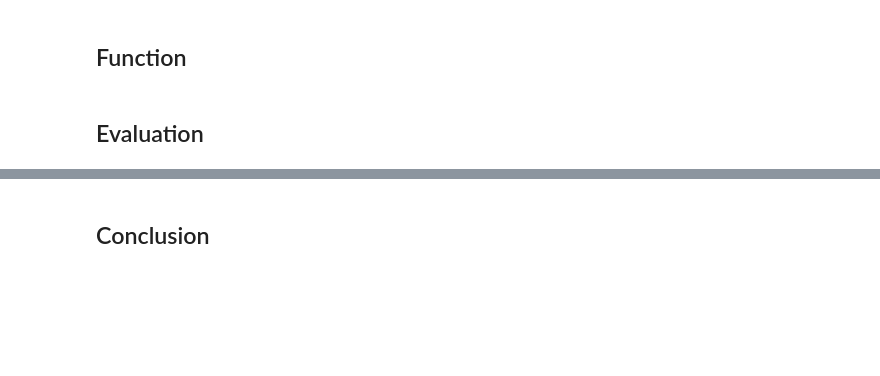
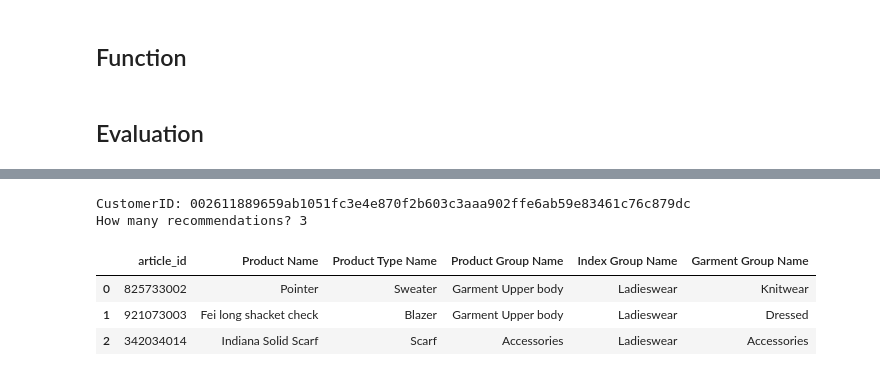
Before and after one commit to aliceagrawal/HM-Recommender-System-App, a Jupyter notebook: H&M-CollaborativeFilteringModeling.ipynb, the cells around one changed output, grey strips where cells are left out. Drawn from its saved outputs; the diff is of its cells as text; code cells hidden in the pictures; blank space fills up the shorter version.

```diff
--- a/H&M-CollaborativeFilteringModeling.ipynb
+++ b/H&M-CollaborativeFilteringModeling.ipynb
@@ -503,7 +486,8 @@ def customer_article_recommend():
     not_bought.rename(columns={'prod_name':'Product Name','product_type_name':'Product Type Name', 'product_group_name':'Product Group Name',
                                'index_group_name':'Index Group Name', 'garment_group_name':'Garment Group Name'}, inplace=True)
     not_bought = not_bought[['article_id','Product Name', 'Product Type Name', 'Product Group Name', 'Index Group Name', 'Garment Group Name']]
-    not_bought = not_bought.sample(frac=0.001).reset_index(drop=True)
+    not_bought.iloc[:100, :]
+    not_bought = not_bought.sample(frac=1).reset_index(drop=True)
     return not_bought.head(n_recs)
 # %% [markdown]
 ## Evaluation
@@ -542,2 +494,11 @@ How many recommendations? 10
-# %% [markdown]
-## Conclusion
+# %%
+example = customer_article_recommend()
+
+example
+# %% [output]
+CustomerID: 002611889659ab1051fc3e4e870f2b603c3aaa902ffe6ab59e83461c76c879dc
+How many recommendations? 3
+|  | article_id | Product Name | Product Type Name | Product Group Name | Index Group Name | Garment Group Name |
+| 0 | 825733002 | Pointer | Sweater | Garment Upper body | Ladieswear | Knitwear |
+| 1 | 921073003 | Fei long shacket check | Blazer | Garment Upper body | Ladieswear | Dressed |
+| 2 | 342034014 | Indiana Solid Scarf | Scarf | Accessories | Ladieswear | Accessories |
```
Also changed, not shown: parts of 9 cells of this notebook, 4 other files.
